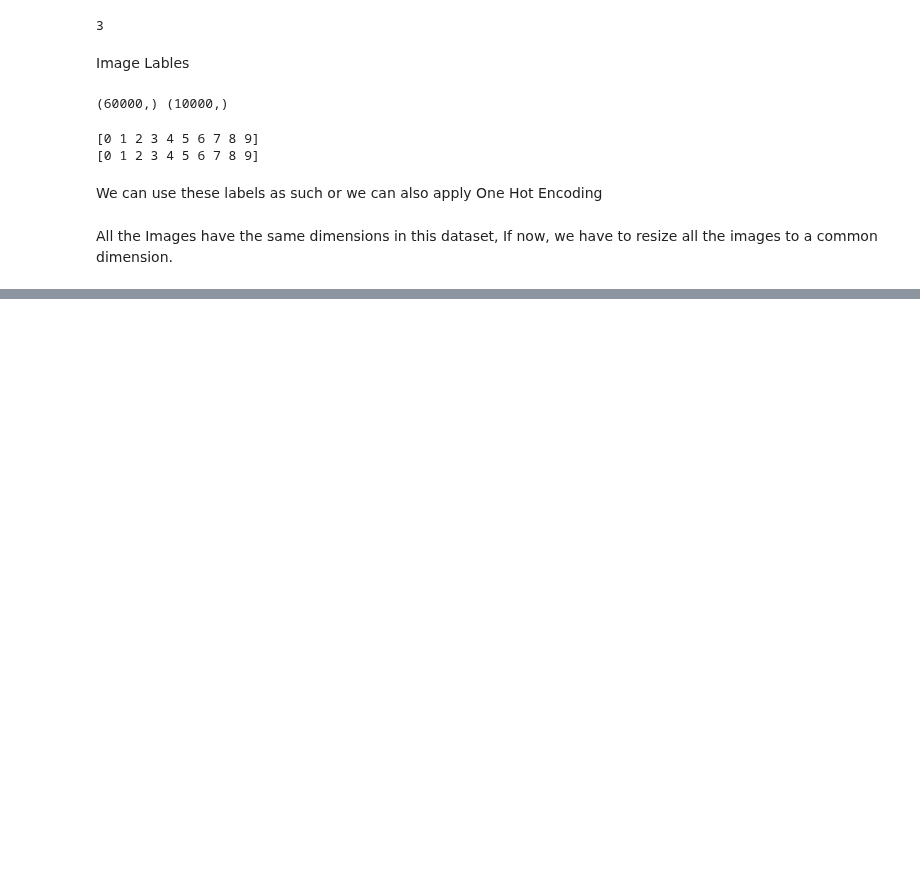
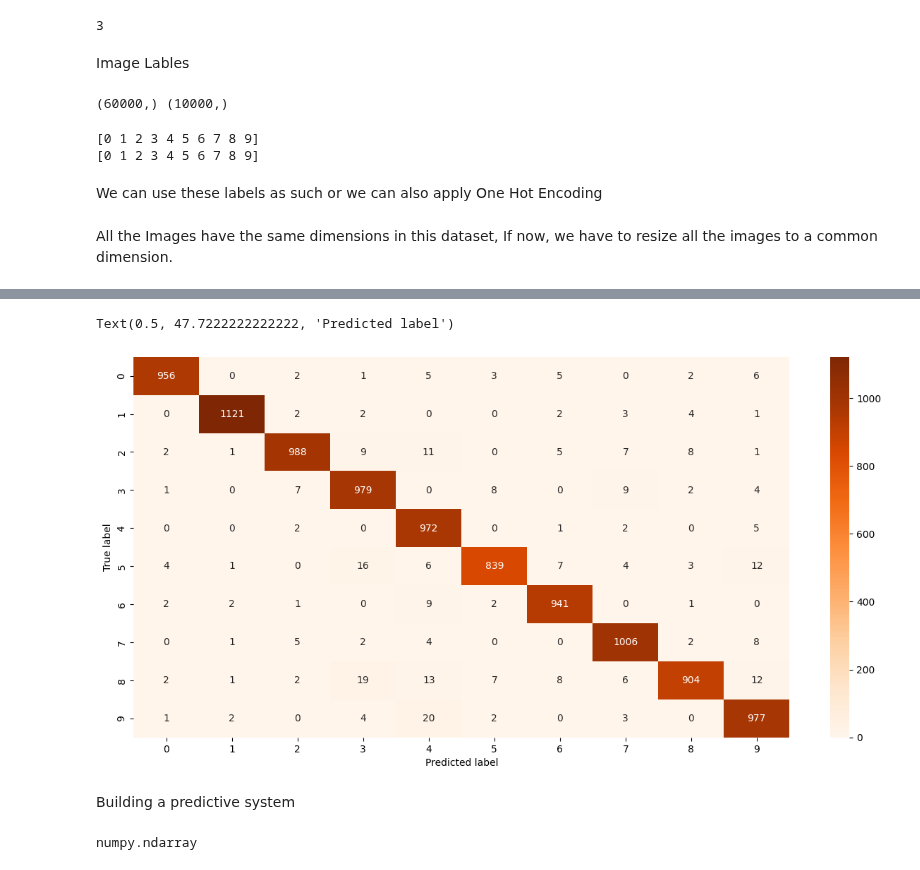
Before and after one commit to GENTLEW1ND/Python, a Jupyter notebook: MINIST_Digit_Classification_Using_NN.ipynb, the cells around one changed output, grey strips where cells are left out. Saved outputs shown, nothing was run; the diff lists cells and outputs as text; code cells hidden in the pictures; blank space fills up the shorter version.

```diff
--- a/MINIST_Digit_Classification_Using_NN.ipynb
+++ b/MINIST_Digit_Classification_Using_NN.ipynb
@@ -103,0 +144,3 @@ All the Images have the same dimensions in this dataset, If now, we have to resi
+# %%
+# training the Neural Network
+model.fit(X_train,Y_train,epochs=10)
@@ -103,0 +195,2 @@ All the Images have the same dimensions in this dataset, If now, we have to resi
+# %%
+Y_pred = model.predict(X_test)
@@ -103,0 +218,4 @@ All the Images have the same dimensions in this dataset, If now, we have to resi
+# %%
+# Converting the prediction probailitiy to class label for all test data points
+Y_pred_labels = [np.argmax(i) for i in Y_pred]
+print(Y_pred_labels)
@@ -103,0 +246,2 @@ All the Images have the same dimensions in this dataset, If now, we have to resi
+# %%
+conf_mat = confusion_matrix(Y_test, Y_pred_labels)
@@ -103,0 +262,10 @@ All the Images have the same dimensions in this dataset, If now, we have to resi
+# %%
+plt.figure(figsize=(15,7))
+sns.heatmap(conf_mat, annot=True, fmt='d', cmap='Oranges')
+plt.ylabel('True label')
+plt.xlabel('Predicted label')
+# %% [output]
+Text(0.5, 47.7222222222222, 'Predicted label')
+[figure, added]
+# %% [markdown]
+Building a predictive system
@@ -103,0 +276,4 @@ All the Images have the same dimensions in this dataset, If now, we have to resi
+# %%
+type(input_image)
+# %% [output]
+numpy.ndarray
```
Also changed, not shown: parts of 39 cells of this notebook.
